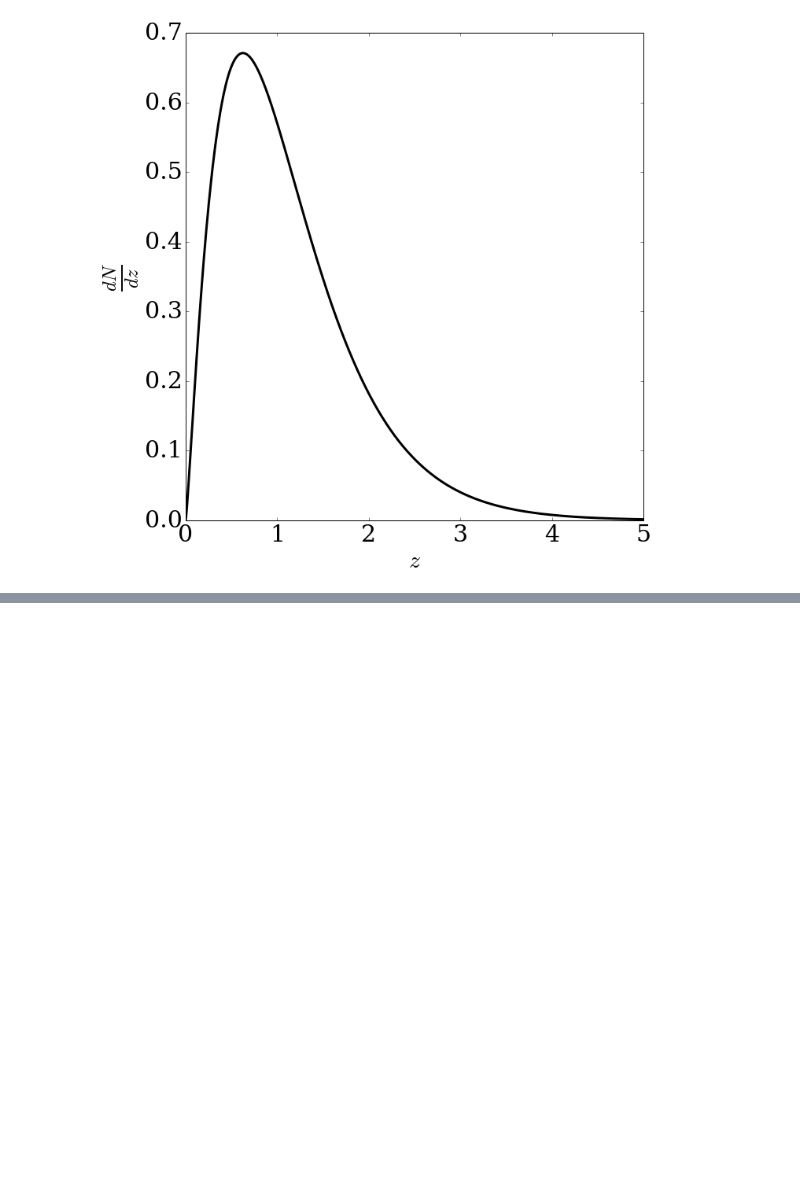
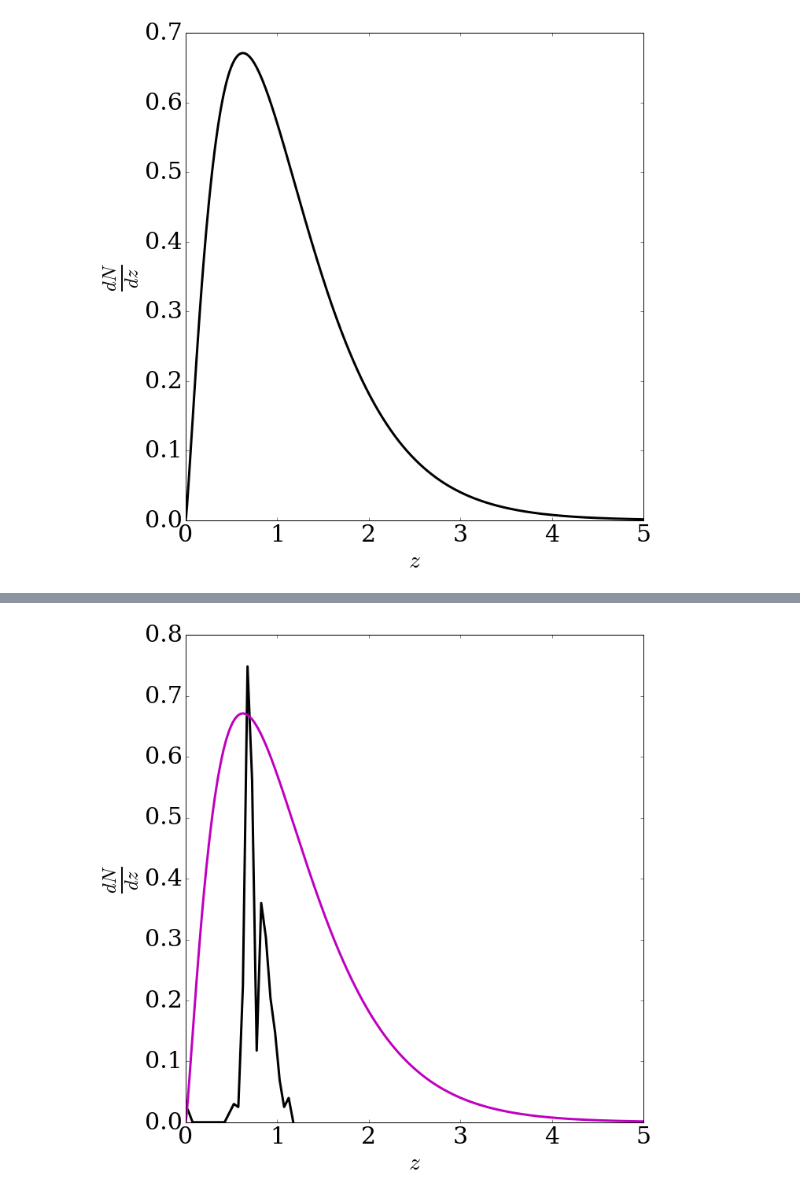
Before and after one commit to c-d-leonard/IA_GGL, a Jupyter notebook: NofZ_plots_paper.ipynb, the cells around one changed output, grey strips where cells are left out. Saved outputs shown, nothing was run; the diff lists cells and outputs as text; code cells hidden in the pictures; blank space fills up the shorter version.

```diff
--- a/NofZ_plots_paper.ipynb
+++ b/NofZ_plots_paper.ipynb
@@ -109,0 +140,15 @@ plt.savefig('./plots/NofZ_source_LSST.png')
+# %%
+# Plot LSST sources and DESI lenses on the same plot for intuition
+plt.figure(figsize=(10,10))
+plt.rcParams["font.family"] = "serif"
+plt.plot(z_DESI, dNdzl_DESI / 2000., 'k', linewidth=3)
+plt.hold(True)
+plt.plot(z_LSST_src, dNdz_LSST, 'm', linewidth=3)
+plt.xlabel('$z$', fontsize=30)
+plt.ylabel('$\\frac{dN}{dz}$', fontsize=35)
+plt.tick_params(axis='both', labelsize='30')
+plt.tight_layout()
+#plt.show()
+plt.savefig('./plots/NofZ_lens_source_LSST.png')
+# %% [output]
+[figure, added]
```
Also changed, not shown: parts of 2 cells of this notebook, 10 other files.
